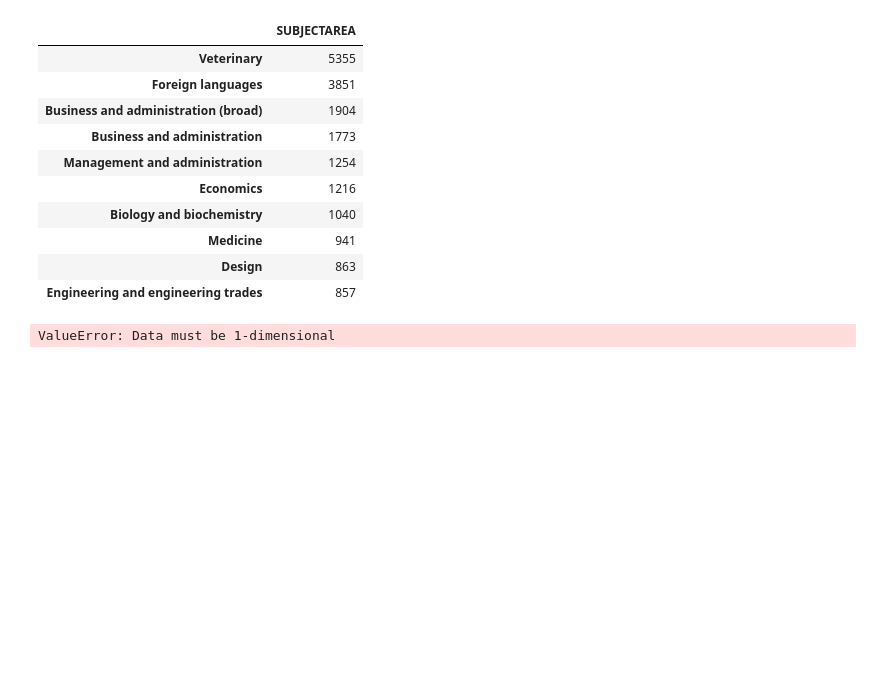
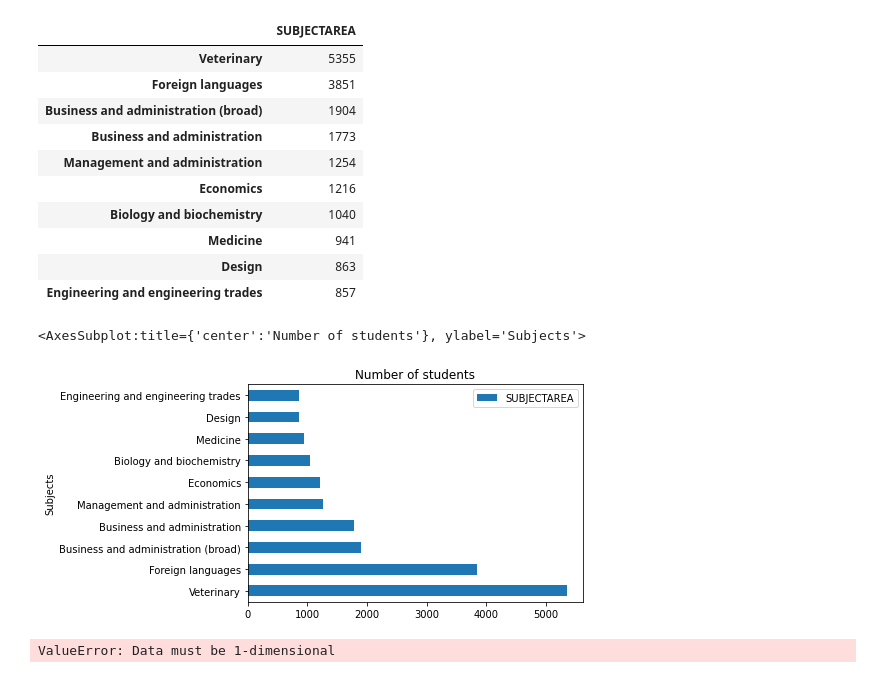
Before and after one commit to tunamnt/Studen-Mobility-2010, a Jupyter notebook: Studen_Mobility_2010.ipynb, the cells around one changed output. Drawn from its saved outputs; the diff is of its cells as text; code cells hidden in the pictures; blank space fills up the shorter version.

```diff
--- a/Studen_Mobility_2010.ipynb
+++ b/Studen_Mobility_2010.ipynb
@@ -403,6 +430,11 @@ top_10
 | Medicine | 941 |
 | Design | 863 |
 | Engineering and engineering trades | 857 |
+# %%
+top_10.plot.barh(xlabel='Subjects', rot = 0, title = 'Number of students')
+# %% [output]
+<AxesSubplot:title={'center':'Number of students'}, ylabel='Subjects'>
+[figure, added]
 # %%
 import seaborn as sns
 subset=top_10
```
Also changed, not shown: parts of 15 cells of this notebook.
